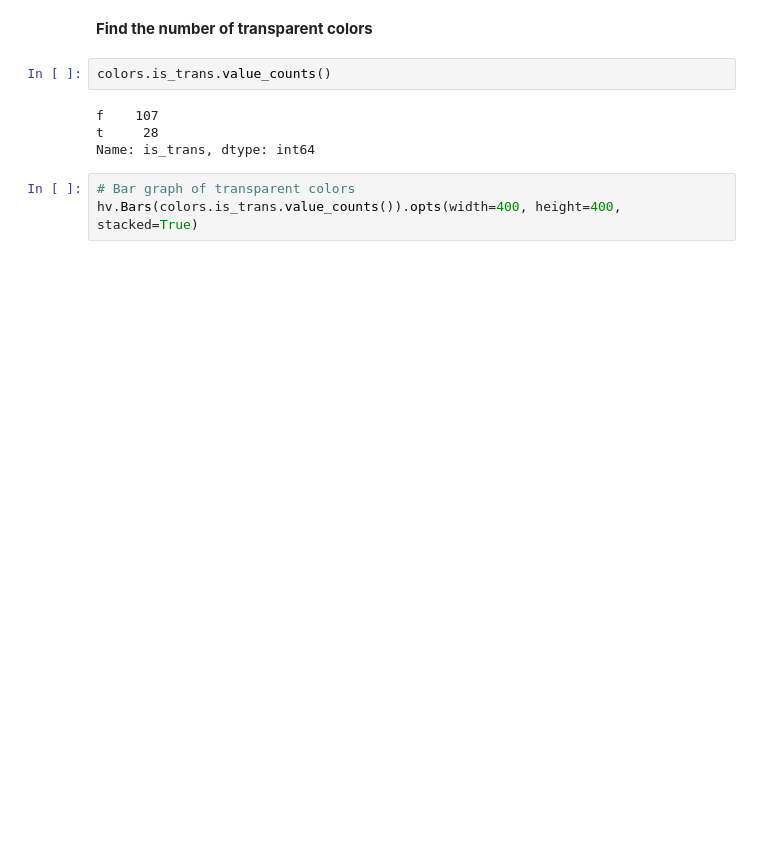
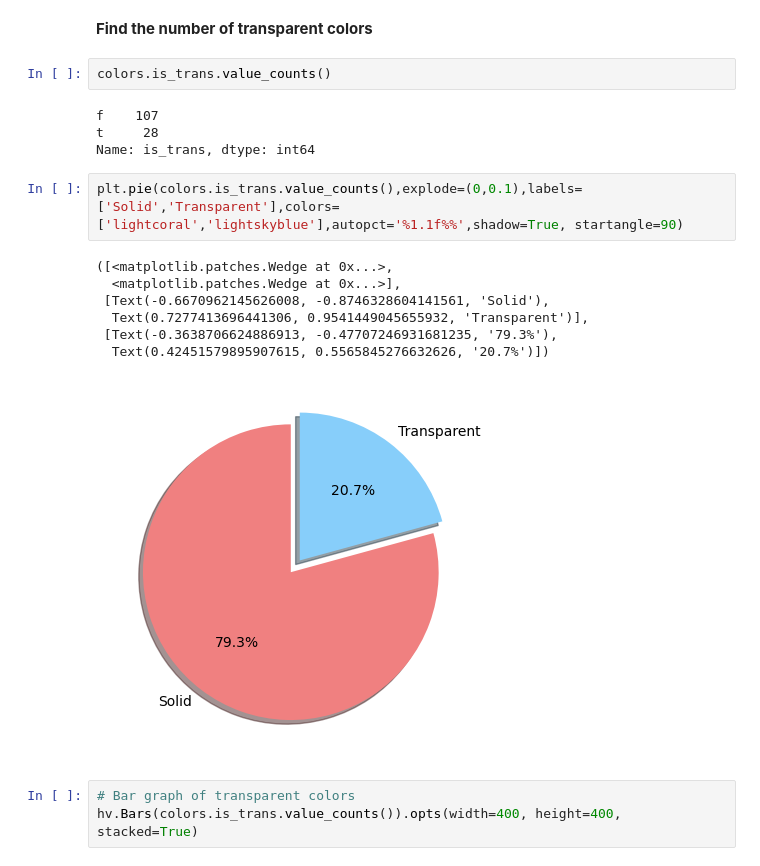
Before and after one commit to Clovin4/lego-my-eggo, a Jupyter notebook: notebooks/1.0-cal-initial-data-exploration.ipynb, the cells around one changed output. Drawn from its saved outputs; the diff is of its cells as text; blank space fills up the shorter version.

Commit message:
add pie chart

```diff
--- a/notebooks/1.0-cal-initial-data-exploration.ipynb
+++ b/notebooks/1.0-cal-initial-data-exploration.ipynb
@@ -67,6 +95,16 @@ colors.is_trans.value_counts()
 f    107
 t     28
 Name: is_trans, dtype: int64
+# %%
+plt.pie(colors.is_trans.value_counts(),explode=(0,0.1),labels=['Solid','Transparent'],colors=['lightcoral','lightskyblue'],autopct='%1.1f%%',shadow=True, startangle=90)
+# %% [output]
+([<matplotlib.patches.Wedge at 0x...>,
+  <matplotlib.patches.Wedge at 0x...>],
+ [Text(-0.6670962145626008, -0.8746328604141561, 'Solid'),
+  Text(0.7277413696441306, 0.9541449045655932, 'Transparent')],
+ [Text(-0.3638706624886913, -0.47707246931681235, '79.3%'),
+  Text(0.42451579895907615, 0.5565845276632626, '20.7%')])
+[figure, added]
 # %%
 # Bar graph of transparent colors
 hv.Bars(colors.is_trans.value_counts()).opts(width=400, height=400, stacked=True)
```
Also changed, not shown: parts of 7 cells of this notebook.
